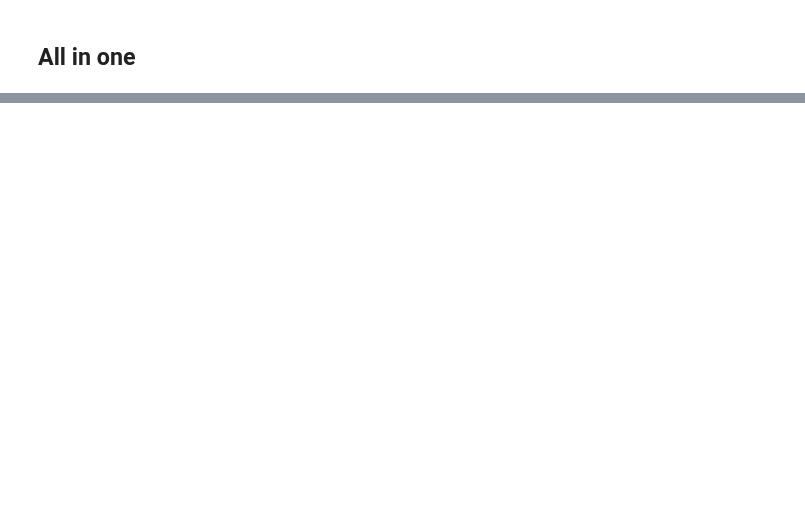
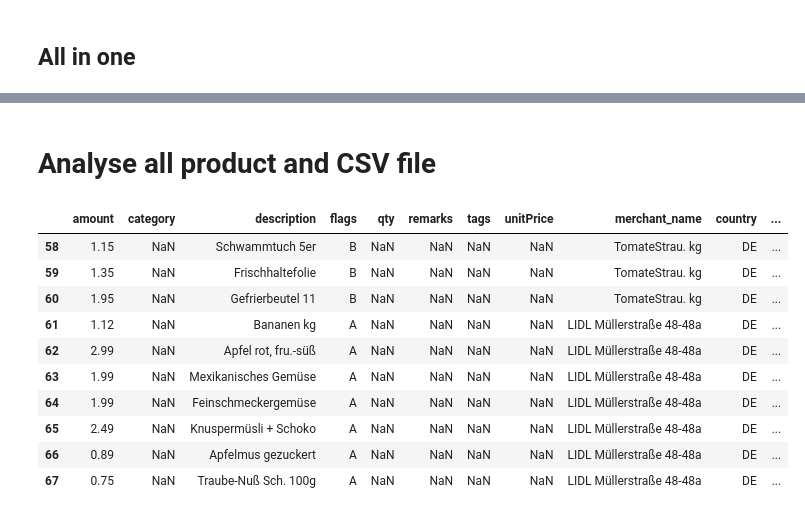
Before and after one commit to baptdev/receipt-ocr, a Jupyter notebook: python-receipt-ocr/notebook-receipt-OCR.ipynb, the cells around one changed output, grey strips where cells are left out. Saved outputs shown, nothing was run; the diff lists cells and outputs as text; code cells hidden in the pictures; blank space fills up the shorter version.

```diff
--- a/python-receipt-ocr/notebook-receipt-OCR.ipynb
+++ b/python-receipt-ocr/notebook-receipt-OCR.ipynb
@@ -204,0 +269,21 @@ if items_all and products_all is not None:
+# %% [markdown]
+# Analyse all product and CSV file
+# %%
+#import and create dataset
+df_products = pd.read_csv("receipts/export_all_product.csv", sep=";")
+#df_items = pd.read_csv("receipts/export_all_items.csv", sep=";")
+
+df_products.head()
+#df_products.tail(10)
+# %% [output]
+|  | amount | category | description | flags | qty | remarks | tags | unitPrice | merchant_name | country | ... |
+| 58 | 1.15 | NaN | Schwammtuch 5er | B | NaN | NaN | NaN | NaN | TomateStrau. kg | DE | ... |
+| 59 | 1.35 | NaN | Frischhaltefolie | B | NaN | NaN | NaN | NaN | TomateStrau. kg | DE | ... |
+| 60 | 1.95 | NaN | Gefrierbeutel 11 | B | NaN | NaN | NaN | NaN | TomateStrau. kg | DE | ... |
+| 61 | 1.12 | NaN | Bananen kg | A | NaN | NaN | NaN | NaN | LIDL Müllerstraße 48-48a | DE | ... |
+| 62 | 2.99 | NaN | Apfel rot, fru.-süß | A | NaN | NaN | NaN | NaN | LIDL Müllerstraße 48-48a | DE | ... |
+| 63 | 1.99 | NaN | Mexikanisches Gemüse | A | NaN | NaN | NaN | NaN | LIDL Müllerstraße 48-48a | DE | ... |
+| 64 | 1.99 | NaN | Feinschmeckergemüse | A | NaN | NaN | NaN | NaN | LIDL Müllerstraße 48-48a | DE | ... |
+| 65 | 2.49 | NaN | Knuspermüsli + Schoko | A | NaN | NaN | NaN | NaN | LIDL Müllerstraße 48-48a | DE | ... |
+| 66 | 0.89 | NaN | Apfelmus gezuckert | A | NaN | NaN | NaN | NaN | LIDL Müllerstraße 48-48a | DE | ... |
+| 67 | 0.75 | NaN | Traube-Nuß Sch. 100g | A | NaN | NaN | NaN | NaN | LIDL Müllerstraße 48-48a | DE | ... |
```
Also changed, not shown: parts of 10 cells of this notebook, 11 other files.
